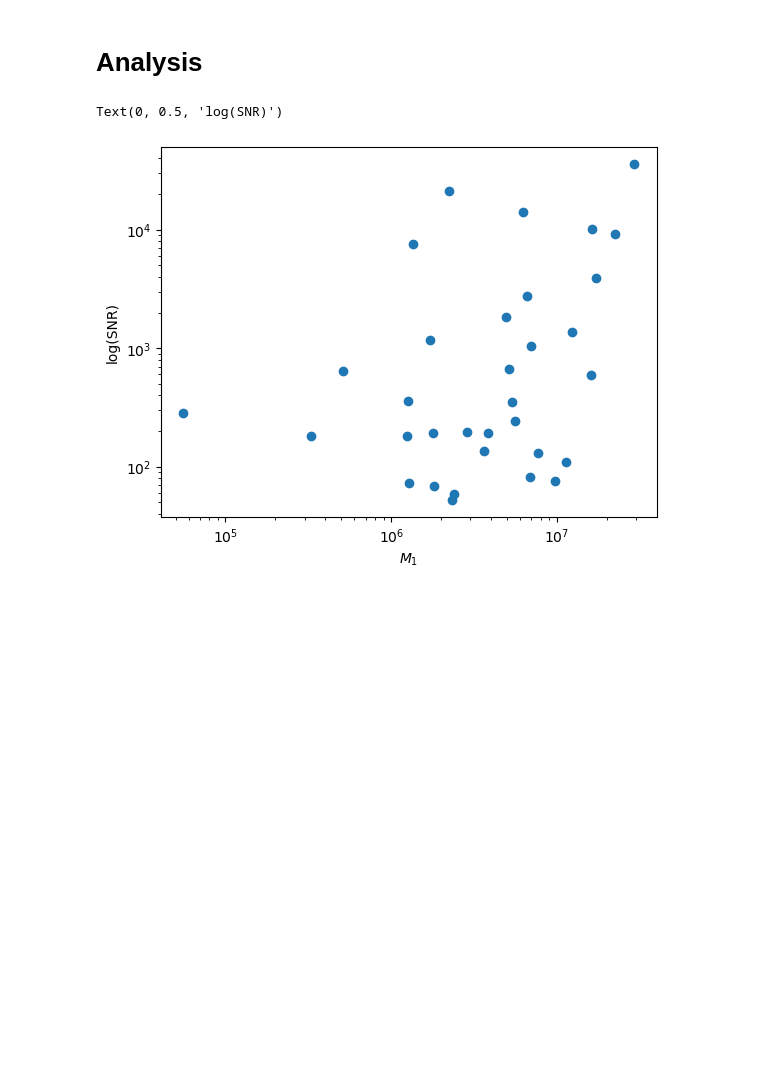
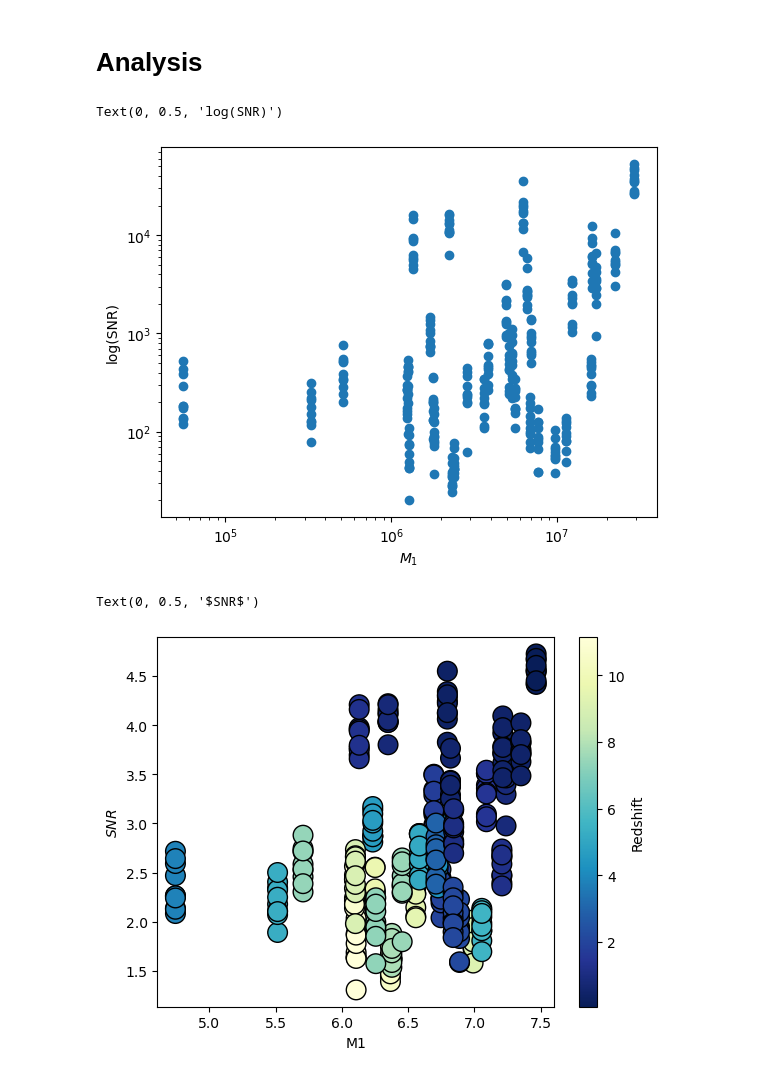
Before and after one commit to Thirtha17/SMBH-Merger-SNR-calculation-with-LISA, a Jupyter notebook: Jilians.ipynb, the cells around one changed output. Saved outputs shown, nothing was run; the diff lists cells and outputs as text; code cells hidden in the pictures; blank space fills up the shorter version.

```diff
--- a/Jilians.ipynb
+++ b/Jilians.ipynb
@@ -198,10 +277,30 @@ snr_j=SNR_calc_stoch(**pop_J,chi1 = np.full(arr_size, 0.8),chi2 = np.full(arr_si
 # %%
-plt.loglog(m1,snr_j,'o')
+plt.loglog(M_1,snr_j,'o')
 plt.xlabel('$M_1$')
 plt.ylabel('log(SNR)')
 # %% [output]
 Text(0, 0.5, 'log(SNR)')
-[figure, old version]
+[figure, new version]
+# %%
+
+sc=plt.scatter(
+      # X-axis
+      # Y-axis
+    np.log10(M_1),
+    np.log10(snr_j),
+      c=Z,  # Color by redshift
+    cmap="YlGnBu_r",  # Choose a colormap (e.g., 'viridis', 'plasma', 'coolwarm')
+    edgecolors="k",
+    alpha=1,s=200
+)
+cbar=plt.colorbar(sc)
+cbar.set_label("Redshift")
+plt.xlabel('M1')
+plt.ylabel('$SNR'
+'$')
+# %% [output]
+Text(0, 0.5, '$SNR$')
+[figure, added]
 # %%
 # from lisatools.sources import EMRICalculationController
 # %%
```
Also changed, not shown: parts of 49 cells of this notebook, 4 other files.
